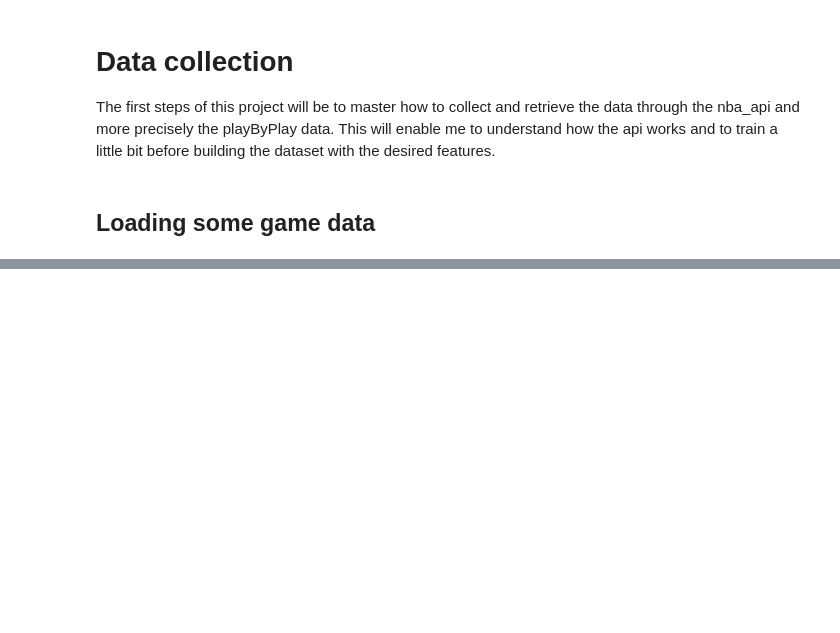
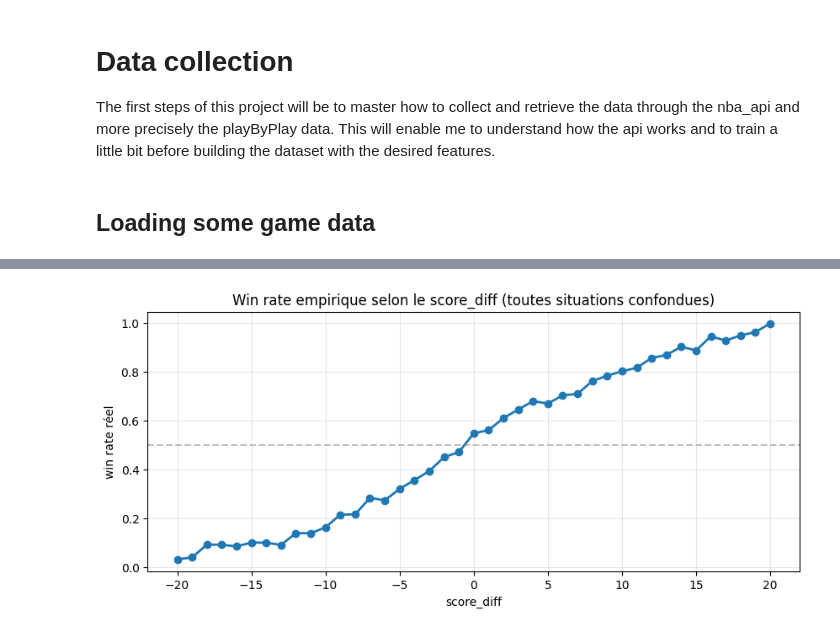
Before and after one commit to Benjam8/LiveWinningProbabilityTracker, a Jupyter notebook: notebooks/01_data_collection.ipynb, the cells around one changed output, grey strips where cells are left out. Cells and saved outputs as stored; diff of their text form; code cells hidden in the pictures; blank space fills up the shorter version.

```diff
--- a/notebooks/01_data_collection.ipynb
+++ b/notebooks/01_data_collection.ipynb
@@ -31,0 +261,15 @@ print(games.columns.tolist())
+# %%
+def fetch_pbp_with_retry(game_id, max_retries=3):
+    for attempt in range(max_retries):
+        try:
+            time.sleep(random.uniform(0.6, 1.0))  # ~30% plus rapide
+            pbp = playbyplayv3.PlayByPlayV3(game_id=game_id)
+            return pbp.get_data_frames()[0]
+        except Exception as e:
+            if attempt < max_retries - 1:
+                wait = 5 * (attempt + 1)  # 5s, puis 10s si ça échoue encore
+                print(f"Erreur sur {game_id}, retry dans {wait}s...")
+                time.sleep(wait)
+            else:
+                print(f"Échec définitif sur {game_id}: {e}")
+                return None
@@ -31,0 +359,14 @@ print(games.columns.tolist())
+# %%
+# Est-ce que score_diff seul est déjà un bon prédicteur ?
+big_training_df['score_diff_clipped'] = big_training_df['score_diff'].clip(-20, 20)
+calib = big_training_df.groupby('score_diff_clipped')['home_win'].mean()
+
+plt.figure(figsize=(10, 4))
+plt.plot(calib.index, calib.values, marker='o', linewidth=2)
+plt.axhline(0.5, color='gray', linestyle='--', alpha=0.5)
+plt.xlabel('score_diff')
+plt.ylabel('win rate réel')
+plt.title('Win rate empirique selon le score_diff (toutes situations confondues)')
+plt.grid(alpha=0.3)
+# %% [output]
+[figure, added]
```
Also changed, not shown: parts of 29 cells of this notebook.
